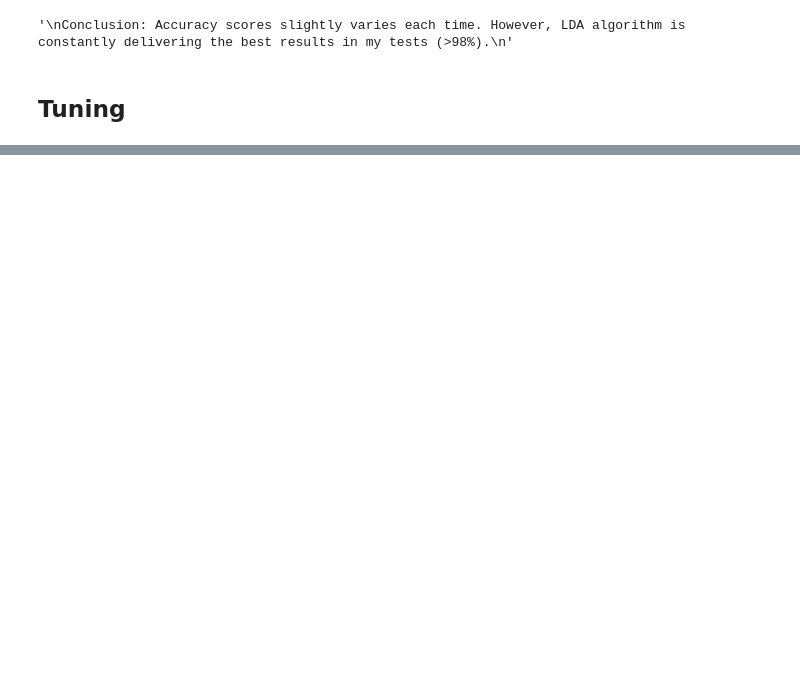
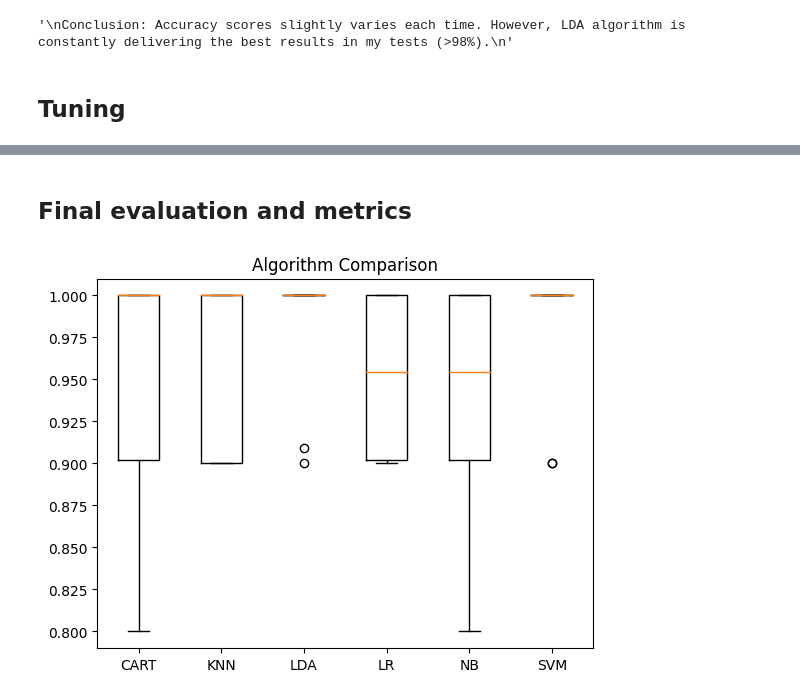
Before and after one commit to PauliusU/PP4-supervised-learning, a Jupyter notebook: PP4_supervised_learning.ipynb, the cells around one changed output, grey strips where cells are left out. Drawn from its saved outputs; the diff is of its cells as text; code cells hidden in the pictures; blank space fills up the shorter version.

```diff
--- a/PP4_supervised_learning.ipynb
+++ b/PP4_supervised_learning.ipynb
@@ -279,0 +283,9 @@ KNN accuracy (with optimal K of 7): 97.78%
+# %% [markdown]
+## Final evaluation and metrics
+# %%
+# Visually compare algorithms
+plt.boxplot(results, labels=names)
+plt.title("Algorithm Comparison")
+plt.show()
+# %% [output]
+[figure, added]
```
Also changed, not shown: parts of 6 cells of this notebook, 1 other file.
